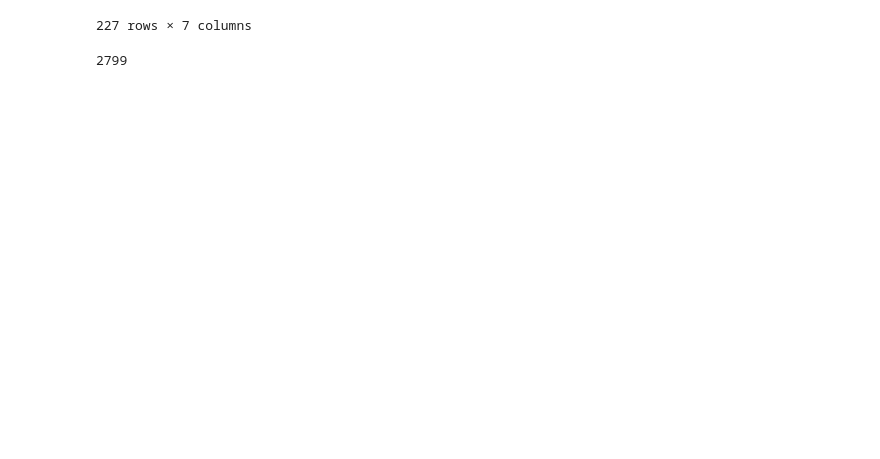
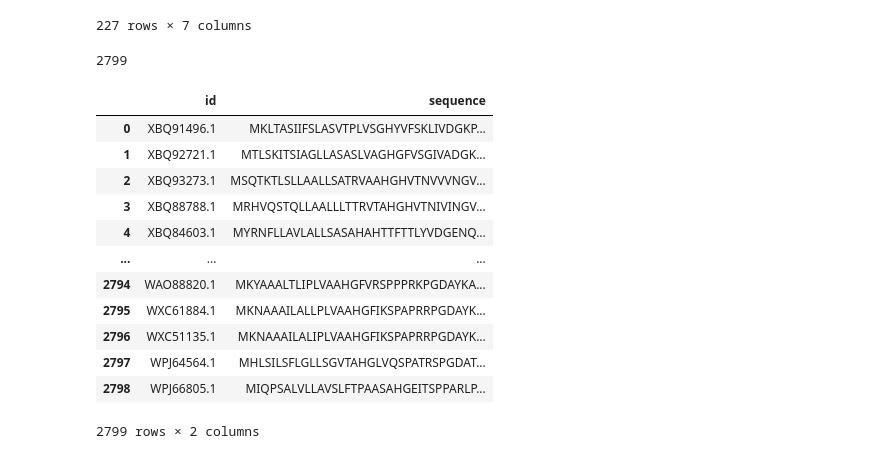
Before and after one commit to oCt-raiN/LPMO_python, a Jupyter notebook: Python_codes_old/cazy_data.ipynb, the cells around one changed output. Drawn from its saved outputs; the diff is of its cells as text; code cells hidden in the pictures; blank space fills up the shorter version.

```diff
--- a/Python_codes_old/cazy_data.ipynb
+++ b/Python_codes_old/cazy_data.ipynb
@@ -287,6 +283,22 @@ df = pd.DataFrame(list(zip(id, sequence)),
                columns =['id', 'sequence'])
 # %%
 df.to_csv("/content/drive/MyDrive/Project_LPMO/raw_data_2024/seq_temp/grouped_file.csv")
+# %%
+df
+# %% [output]
+|  | id | sequence |
+| 0 | XBQ91496.1 | MKLTASIIFSLASVTPLVSGHYVFSKLIVDGKP... |
+| 1 | XBQ92721.1 | MTLSKITSIAGLLASASLVAGHGFVSGIVADGK... |
+| 2 | XBQ93273.1 | MSQTKTLSLLAALLSATRVAAHGHVTNVVVNGV... |
+| 3 | XBQ88788.1 | MRHVQSTQLLAALLLTTRVTAHGHVTNIVINGV... |
+| 4 | XBQ84603.1 | MYRNFLLAVLALLSASAHAHTTFTTLYVDGENQ... |
+| ... | ... | ... |
+| 2794 | WAO88820.1 | MKYAAALTLIPLVAAHGFVRSPPPRKPGDAYKA... |
+| 2795 | WXC61884.1 | MKNAAAILALLPLVAAHGFIKSPAPRRPGDAYK... |
+| 2796 | WXC51135.1 | MKNAAAILALIPLVAAHGFIKSPAPRRPGDAYK... |
+| 2797 | WPJ64564.1 | MHLSILSFLGLLSGVTAHGLVQSPATRSPGDAT... |
+| 2798 | WPJ66805.1 | MIQPSALVLLAVSLFTPAASAHGEITSPPARLP... |
+2799 rows × 2 columns
 # %%
 #changed the file in offline
 # %%
```
Also changed, not shown: parts of 8 cells of this notebook.
